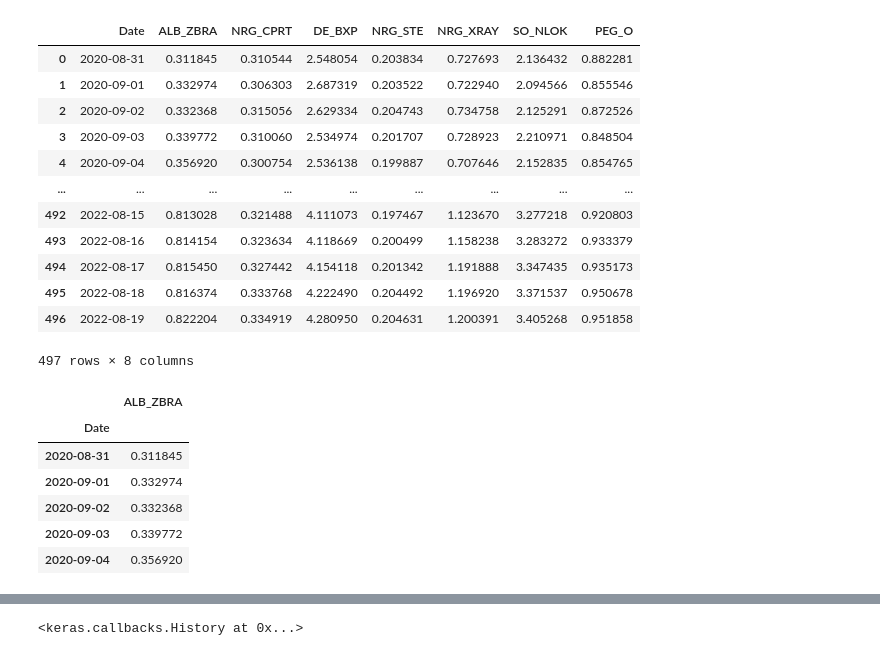
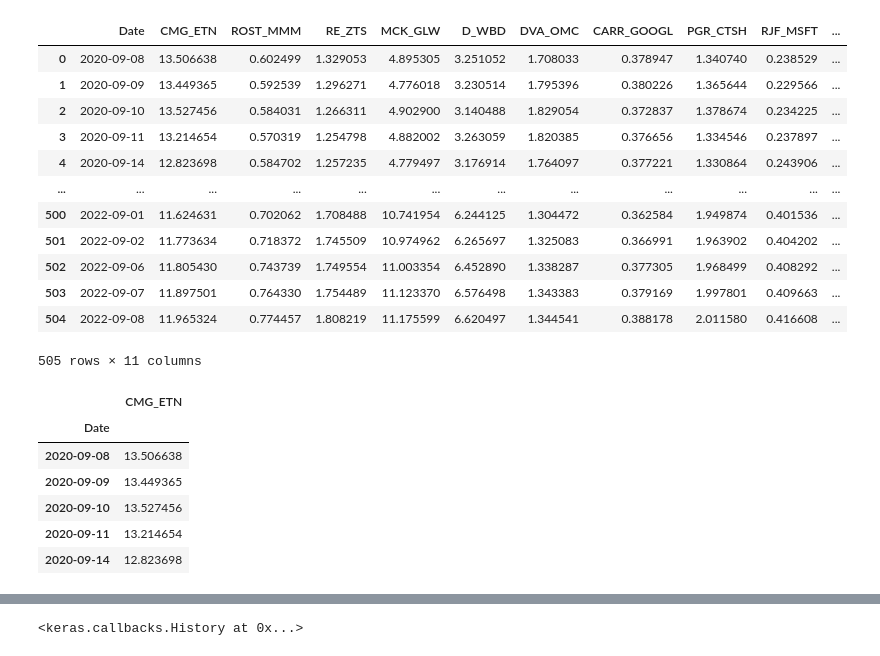
Before and after one commit to greengamma/long-short-trade-ideas-generator, a Jupyter notebook: notebooks/CNN_model.ipynb, the cells around one changed output, grey strips where cells are left out. Saved outputs shown, nothing was run; the diff lists cells and outputs as text; code cells hidden in the pictures.

```diff
--- a/notebooks/CNN_model.ipynb
+++ b/notebooks/CNN_model.ipynb
@@ -14,33 +14,33 @@ from keras.layers.convolutional import MaxPooling1D
 # %%
-df = pd.read_csv('../raw_data/ratios.csv')
+df = pd.read_excel('../raw_data/ratios.xlsx')
 df
 # %% [output]
-|  | Date | ALB_ZBRA | NRG_CPRT | DE_BXP | NRG_STE | NRG_XRAY | SO_NLOK | PEG_O |
-| 0 | 2020-08-31 | 0.311845 | 0.310544 | 2.548054 | 0.203834 | 0.727693 | 2.136432 | 0.882281 |
-| 1 | 2020-09-01 | 0.332974 | 0.306303 | 2.687319 | 0.203522 | 0.722940 | 2.094566 | 0.855546 |
-| 2 | 2020-09-02 | 0.332368 | 0.315056 | 2.629334 | 0.204743 | 0.734758 | 2.125291 | 0.872526 |
-| 3 | 2020-09-03 | 0.339772 | 0.310060 | 2.534974 | 0.201707 | 0.728923 | 2.210971 | 0.848504 |
-| 4 | 2020-09-04 | 0.356920 | 0.300754 | 2.536138 | 0.199887 | 0.707646 | 2.152835 | 0.854765 |
-| ... | ... | ... | ... | ... | ... | ... | ... | ... |
-| 492 | 2022-08-15 | 0.813028 | 0.321488 | 4.111073 | 0.197467 | 1.123670 | 3.277218 | 0.920803 |
-| 493 | 2022-08-16 | 0.814154 | 0.323634 | 4.118669 | 0.200499 | 1.158238 | 3.283272 | 0.933379 |
-| 494 | 2022-08-17 | 0.815450 | 0.327442 | 4.154118 | 0.201342 | 1.191888 | 3.347435 | 0.935173 |
-| 495 | 2022-08-18 | 0.816374 | 0.333768 | 4.222490 | 0.204492 | 1.196920 | 3.371537 | 0.950678 |
-| 496 | 2022-08-19 | 0.822204 | 0.334919 | 4.280950 | 0.204631 | 1.200391 | 3.405268 | 0.951858 |
+|  | Date | CMG_ETN | ROST_MMM | RE_ZTS | MCK_GLW | D_WBD | DVA_OMC | CARR_GOOGL | PGR_CTSH | RJF_MSFT | ... |
+| 0 | 2020-09-08 | 13.506638 | 0.602499 | 1.329053 | 4.895305 | 3.251052 | 1.708033 | 0.378947 | 1.340740 | 0.238529 | ... |
+| 1 | 2020-09-09 | 13.449365 | 0.592539 | 1.296271 | 4.776018 | 3.230514 | 1.795396 | 0.380226 | 1.365644 | 0.229566 | ... |
+| 2 | 2020-09-10 | 13.527456 | 0.584031 | 1.266311 | 4.902900 | 3.140488 | 1.829054 | 0.372837 | 1.378674 | 0.234225 | ... |
+| 3 | 2020-09-11 | 13.214654 | 0.570319 | 1.254798 | 4.882002 | 3.263059 | 1.820385 | 0.376656 | 1.334546 | 0.237897 | ... |
+| 4 | 2020-09-14 | 12.823698 | 0.584702 | 1.257235 | 4.779497 | 3.176914 | 1.764097 | 0.377221 | 1.330864 | 0.243906 | ... |
+| ... | ... | ... | ... | ... | ... | ... | ... | ... | ... | ... | ... |
+| 500 | 2022-09-01 | 11.624631 | 0.702062 | 1.708488 | 10.741954 | 6.244125 | 1.304472 | 0.362584 | 1.949874 | 0.401536 | ... |
+| 501 | 2022-09-02 | 11.773634 | 0.718372 | 1.745509 | 10.974962 | 6.265697 | 1.325083 | 0.366991 | 1.963902 | 0.404202 | ... |
+| 502 | 2022-09-06 | 11.805430 | 0.743739 | 1.749554 | 11.003354 | 6.452890 | 1.338287 | 0.377305 | 1.968499 | 0.408292 | ... |
+| 503 | 2022-09-07 | 11.897501 | 0.764330 | 1.754489 | 11.123370 | 6.576498 | 1.343383 | 0.379169 | 1.997801 | 0.409663 | ... |
+| 504 | 2022-09-08 | 11.965324 | 0.774457 | 1.808219 | 11.175599 | 6.620497 | 1.344541 | 0.388178 | 2.011580 | 0.416608 | ... |
-497 rows × 8 columns
+505 rows × 11 columns
 # %%
-ratio = 'ALB_ZBRA'
+ratio = 'CMG_ETN'
 A = df[['Date',ratio]]
 A.set_index('Date',inplace=True)
 A.head()
 # %% [output]
-|  | ALB_ZBRA |
+|  | CMG_ETN |
 | Date |  |
-| 2020-08-31 | 0.311845 |
-| 2020-09-01 | 0.332974 |
-| 2020-09-02 | 0.332368 |
-| 2020-09-03 | 0.339772 |
-| 2020-09-04 | 0.356920 |
+| 2020-09-08 | 13.506638 |
+| 2020-09-09 | 13.449365 |
+| 2020-09-10 | 13.527456 |
+| 2020-09-11 | 13.214654 |
+| 2020-09-14 | 12.823698 |
 # %%
 Daily_ratio = A[ratio].to_list()
 # %%
```
Also changed, not shown: parts of 5 cells of this notebook, 7 other files.
